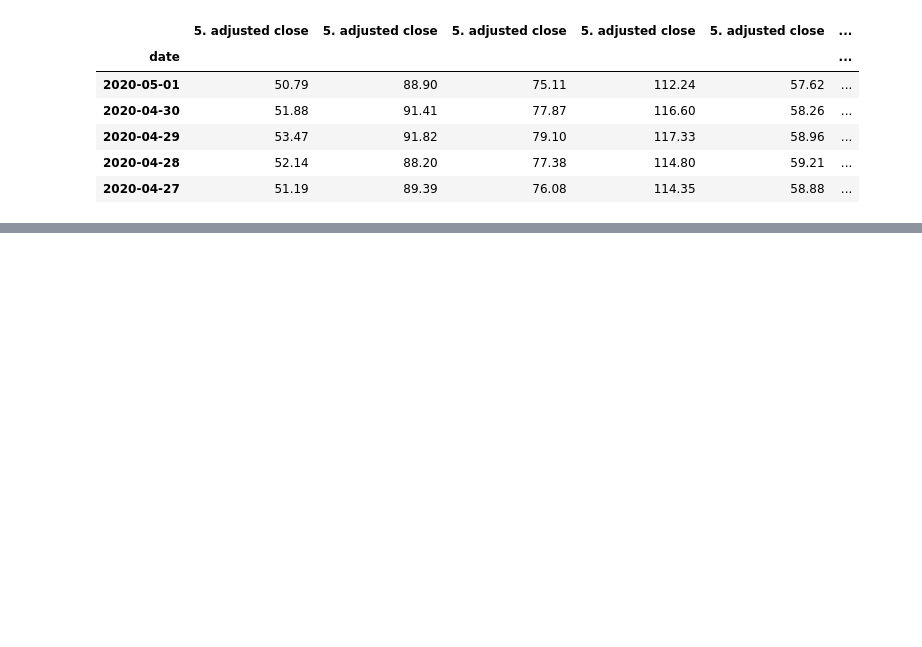
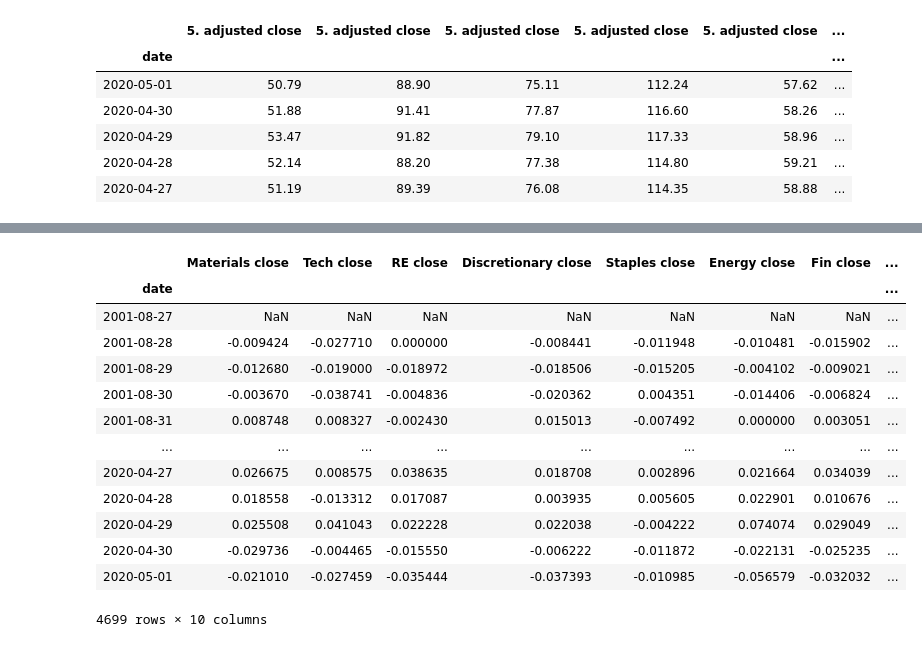
Before and after one commit to bkayratkyzy/Monte_Carlo_Simulations, a Jupyter notebook: notebooks/final.ipynb, the cells around one changed output, grey strips where cells are left out. Saved outputs shown, nothing was run; the diff lists cells and outputs as text; code cells hidden in the pictures; blank space fills up the shorter version.

```diff
--- a/notebooks/final.ipynb
+++ b/notebooks/final.ipynb
@@ -39,3 +38,9 @@ xlk_df = api.alpha_vantage.historic_quotes('XLK', adjusted=True, output_format='
+# %%
+health_df = api.alpha_vantage.historic_quotes('XLV', adjusted=True, output_format='pandas')
+
+industrial_df = api.alpha_vantage.historic_quotes('XLI', adjusted=True, output_format='pandas')
+
+utilities_df = api.alpha_vantage.historic_quotes('XLU', adjusted=True, output_format='pandas')
 # %%
 rwr_df = api.alpha_vantage.historic_quotes('RWR', adjusted=True, output_format='pandas')
 rwr_df.head()
@@ -85,9 +87,17 @@ xle_df.head()
 xlf_df = xlf_df['5. adjusted close']
 xlf_df.head()
 
+health_df = health_df['5. adjusted close']
+health_df.head()
+
+industrial_df = industrial_df['5. adjusted close']
+industrial_df.head()
+
+utilities_df = utilities_df['5. adjusted close']
+utilities_df.head()
 
 #Use concat to put the data in one dataframe
-concat_df = pd.concat([xlb_df, xlk_df, rwr_df, xly_df, xlp_df, xle_df, xlf_df],
+concat_df = pd.concat([xlb_df, xlk_df, rwr_df, xly_df, xlp_df, xle_df, xlf_df, health_df, industrial_df, utilities_df],
                       axis = "columns", join = "inner")
 concat_df.head()
 # %% [output]
@@ -98,3 +108,17 @@ concat_df.head()
 | 2020-04-29 | 53.47 | 91.82 | 79.10 | 117.33 | 58.96 | ... |
 | 2020-04-28 | 52.14 | 88.20 | 77.38 | 114.80 | 59.21 | ... |
 | 2020-04-27 | 51.19 | 89.39 | 76.08 | 114.35 | 58.88 | ... |
+# %%
+#Change column names to avoid confusion
+columns = ['Materials close',
+          'Tech close',
+          'RE close',
+          'Discretionary close',
+          'Staples close',
+          'Energy close',
+          'Fin close',
+          'HealthCare close',
+          'Industrials close',
+          'Utilities close']
+concat_df.columns = columns
+concat_df.head()
@@ -100,0 +133,5 @@ concat_df.head()
+# %%
+#Sort earliest to latest so that .pct_change() function works right.
+
+concat_df.sort_index(inplace=True, ascending=True)
+concat_df.head()
@@ -100,0 +146,18 @@ concat_df.head()
+# %%
+returns_df = concat_df.pct_change()
+returns_df
+# %% [output]
+|  | Materials close | Tech close | RE close | Discretionary close | Staples close | Energy close | Fin close | ... |
+| date |  |  |  |  |  |  |  | ... |
+| 2001-08-27 | NaN | NaN | NaN | NaN | NaN | NaN | NaN | ... |
+| 2001-08-28 | -0.009424 | -0.027710 | 0.000000 | -0.008441 | -0.011948 | -0.010481 | -0.015902 | ... |
+| 2001-08-29 | -0.012680 | -0.019000 | -0.018972 | -0.018506 | -0.015205 | -0.004102 | -0.009021 | ... |
+| 2001-08-30 | -0.003670 | -0.038741 | -0.004836 | -0.020362 | 0.004351 | -0.014406 | -0.006824 | ... |
+| 2001-08-31 | 0.008748 | 0.008327 | -0.002430 | 0.015013 | -0.007492 | 0.000000 | 0.003051 | ... |
+| ... | ... | ... | ... | ... | ... | ... | ... | ... |
+| 2020-04-27 | 0.026675 | 0.008575 | 0.038635 | 0.018708 | 0.002896 | 0.021664 | 0.034039 | ... |
+| 2020-04-28 | 0.018558 | -0.013312 | 0.017087 | 0.003935 | 0.005605 | 0.022901 | 0.010676 | ... |
+| 2020-04-29 | 0.025508 | 0.041043 | 0.022228 | 0.022038 | -0.004222 | 0.074074 | 0.029049 | ... |
+| 2020-04-30 | -0.029736 | -0.004465 | -0.015550 | -0.006222 | -0.011872 | -0.022131 | -0.025235 | ... |
+| 2020-05-01 | -0.021010 | -0.027459 | -0.035444 | -0.037393 | -0.010985 | -0.056579 | -0.032032 | ... |
+4699 rows × 10 columns
```
Also changed, not shown: parts of 11 cells of this notebook.
